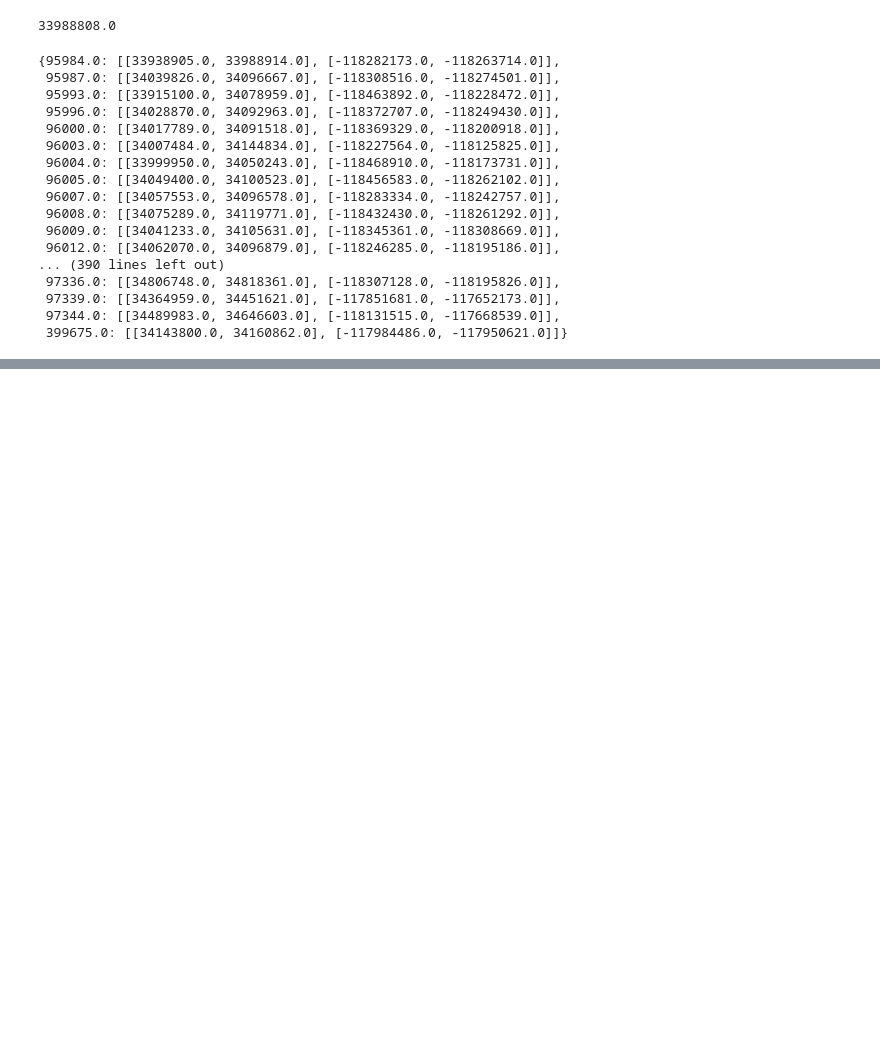
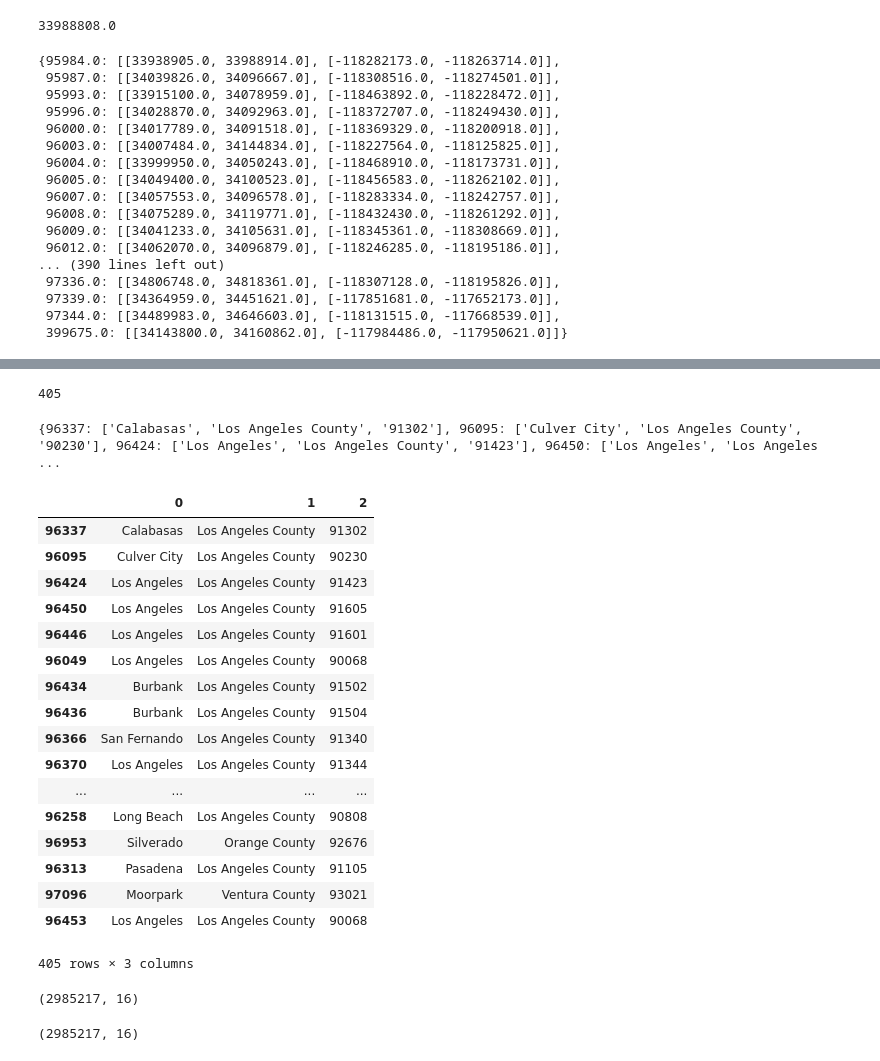
Before and after one commit to VinodKumarLogan/CSE519-2017-111491311, a Jupyter notebook: HW3/HW3.ipynb, the cells around one changed output, grey strips where cells are left out. Saved outputs shown, nothing was run; the diff lists cells and outputs as text; code cells hidden in the pictures; blank space fills up the shorter version.

```diff
--- a/HW3/HW3.ipynb
+++ b/HW3/HW3.ipynb
@@ -547,0 +650,48 @@ dtype: int64
+# %%
+zillow_data_feature_removal['taxamount']=zillow_data_feature_removal['taxamount'].fillna(zillow_data_feature_removal['taxamount'].median())
+# %%
+# creating a dict with unique region zip ids
+region_zip_unique = dict()
+max_zips = len(zillow_data_feature_removal["regionidzip"].unique())
+row = 0
+while max_zips:
+    if (not (zillow_data_feature_removal.get_value(row,"regionidzip") in region_zip_unique)) and not np.isnan(zillow_data_feature_removal.get_value(row,"regionidzip")):
+        max_zips -= 1
+        region_zip_unique[int(zillow_data_feature_removal.get_value(row,"regionidzip"))] = [zillow_data_feature_removal.get_value(row,"latitude")/1000000.0, zillow_data_feature_removal.get_value(row,"longitude")/1000000.0]
+    row += 1
+print(len(region_zip_unique))
+# %% [output]
+405
+# %%
+# creating mapping between regionidzip abd city,county,postal code
+from pygeocoder import Geocoder
+region_zip_county = dict()
+for city in region_zip_unique.keys():
+    location = Geocoder.reverse_geocode(region_zip_unique[city][0],region_zip_unique[city][1])
+    region_zip_county[city] = [location.city, location.county, location.postal_code]
+print(region_zip_county)
+# %% [output]
+{96337: ['Calabasas', 'Los Angeles County', '91302'], 96095: ['Culver City', 'Los Angeles County', '90230'], 96424: ['Los Angeles', 'Los Angeles County', '91423'], 96450: ['Los Angeles', 'Los Angeles  ...
+# %%
+regionidzip_actual_zip= pd.DataFrame.from_dict(region_zip_county,orient='index')
+# %%
+regionidzip_actual_zip
+# %% [output]
+|  | 0 | 1 | 2 |
+| 96337 | Calabasas | Los Angeles County | 91302 |
+| 96095 | Culver City | Los Angeles County | 90230 |
+| 96424 | Los Angeles | Los Angeles County | 91423 |
+| 96450 | Los Angeles | Los Angeles County | 91605 |
+| 96446 | Los Angeles | Los Angeles County | 91601 |
+| 96049 | Los Angeles | Los Angeles County | 90068 |
+| 96434 | Burbank | Los Angeles County | 91502 |
+| 96436 | Burbank | Los Angeles County | 91504 |
+| 96366 | San Fernando | Los Angeles County | 91340 |
+| 96370 | Los Angeles | Los Angeles County | 91344 |
+| ... | ... | ... | ... |
+| 96258 | Long Beach | Los Angeles County | 90808 |
+| 96953 | Silverado | Orange County | 92676 |
+| 96313 | Pasadena | Los Angeles County | 91105 |
+| 97096 | Moorpark | Ventura County | 93021 |
+| 96453 | Los Angeles | Los Angeles County | 90068 |
+405 rows × 3 columns
@@ -547,0 +700,8 @@ dtype: int64
+# %%
+zillow_final.shape
+# %% [output]
+(2985217, 16)
+# %%
+zillow_data_feature_removal.shape
+# %% [output]
+(2985217, 16)
```
Also changed, not shown: parts of 42 cells of this notebook.
